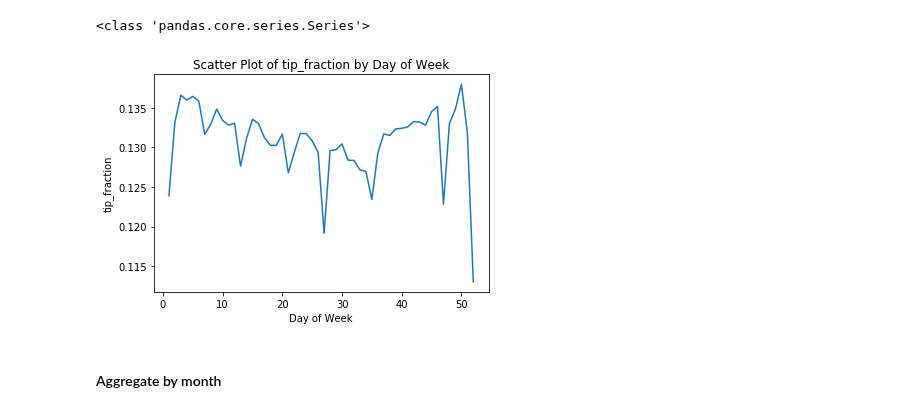
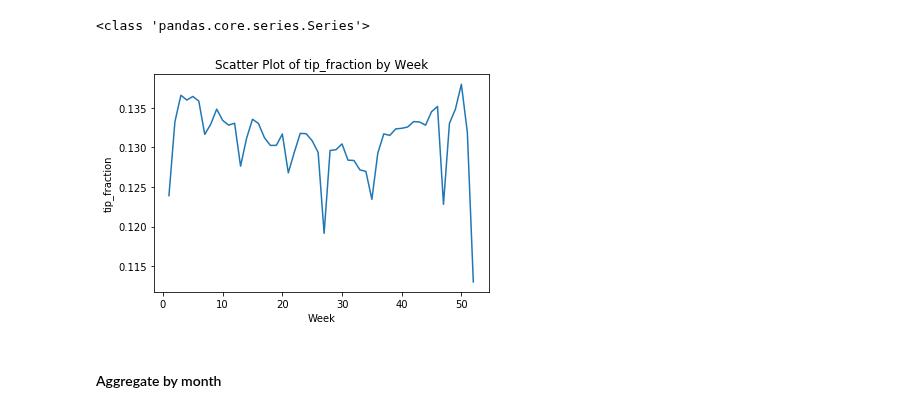
Before and after one commit to justinwhatley/interpretability_experiment, a Jupyter notebook: 1_data_exploration.ipynb, the cells around one changed output. Drawn from its saved outputs; the diff is of its cells as text; code cells hidden in the pictures.

```diff
--- a/1_data_exploration.ipynb
+++ b/1_data_exploration.ipynb
@@ -420,12 +427,12 @@ weekly_mean_tips = filtered_day_mean_tips.groupby([filtered_day_mean_tips.index.
 # %%
 weekly_mean_tips_df = pd.DataFrame()
 weekly_mean_tips_df[(tip, 'mean')] = weekly_mean_tips
 
 writing_path = Path(figures_dir, 'scatter_tip_by_week')
-plot_scatter(weekly_mean_tips_df, tip, 'Day of Week', writing_path)
+plot_scatter(weekly_mean_tips_df, tip, 'Week', writing_path)
 # print(weekly_mean_tips_df)
 # %% [output]
-[figure, old version]
+[figure, new version]
 # %% [markdown]
 #### Aggregate by month
 # %%
```
Also changed, not shown: parts of 12 cells of this notebook, 5 other files.
